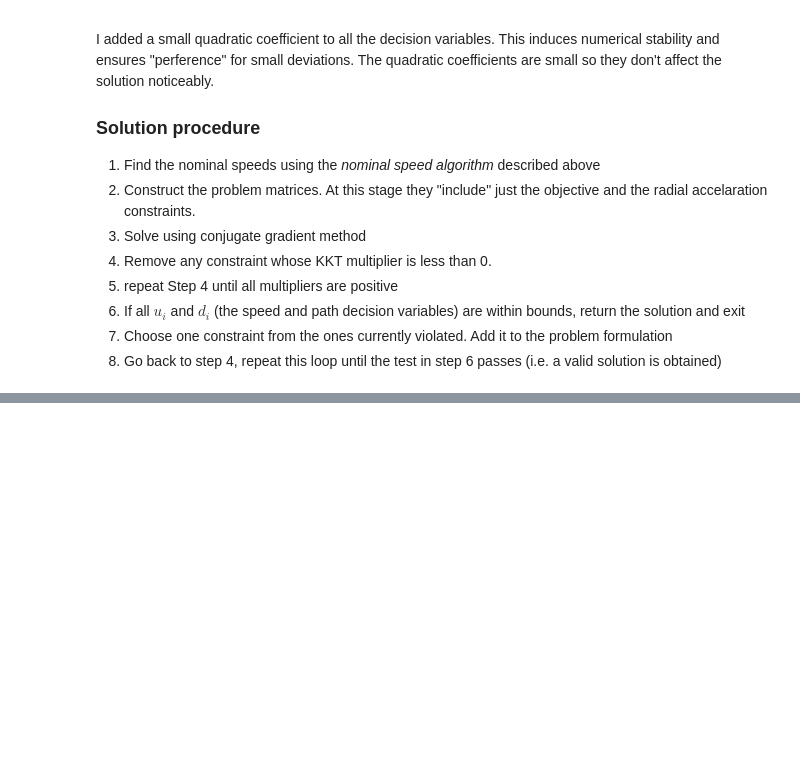
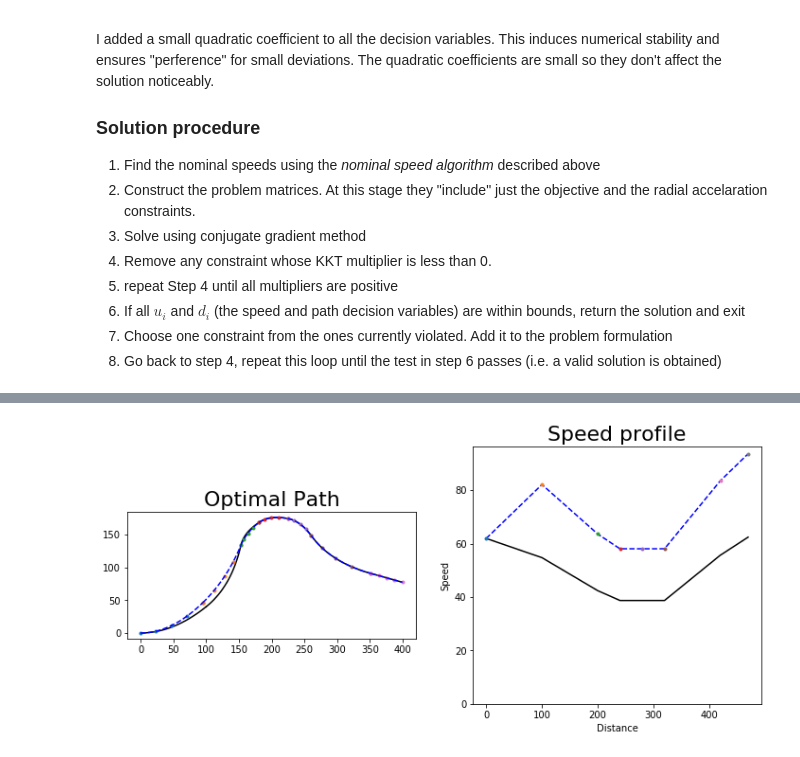
Before and after one commit to kishkash555/biu, a Jupyter notebook: 2020-1/Optimization/race-car-project/Final_document.ipynb, the cells around one changed output, grey strips where cells are left out. Drawn from its saved outputs; the diff is of its cells as text; code cells hidden in the pictures; blank space fills up the shorter version.

```diff
--- a/2020-1/Optimization/race-car-project/Final_document.ipynb
+++ b/2020-1/Optimization/race-car-project/Final_document.ipynb
@@ -260,0 +257,5 @@ I wanted the problem to be convex in all its parameters.
+# %%
+plt.figure(figsize=(12,5));
+sv.solve_using_boundaries(prob=sv.make_problem(gm.ushape, mu=1.8),plot_solution=True,trace_mult=2,su=100);
+# %% [output]
+[figure, added]
```
Also changed, not shown: parts of 10 cells of this notebook, 15 other files.
